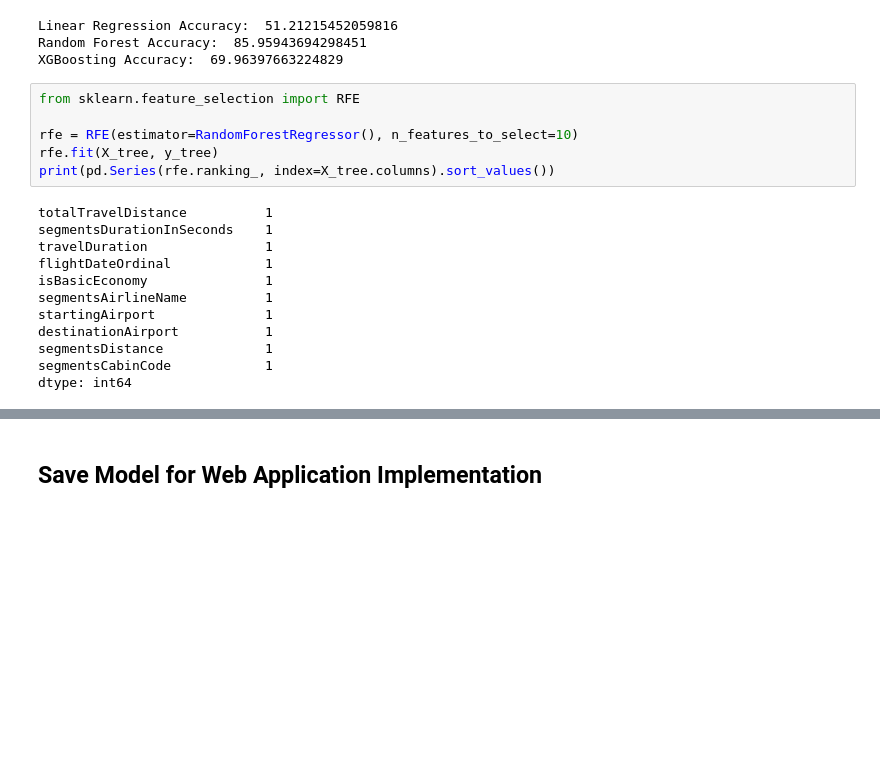
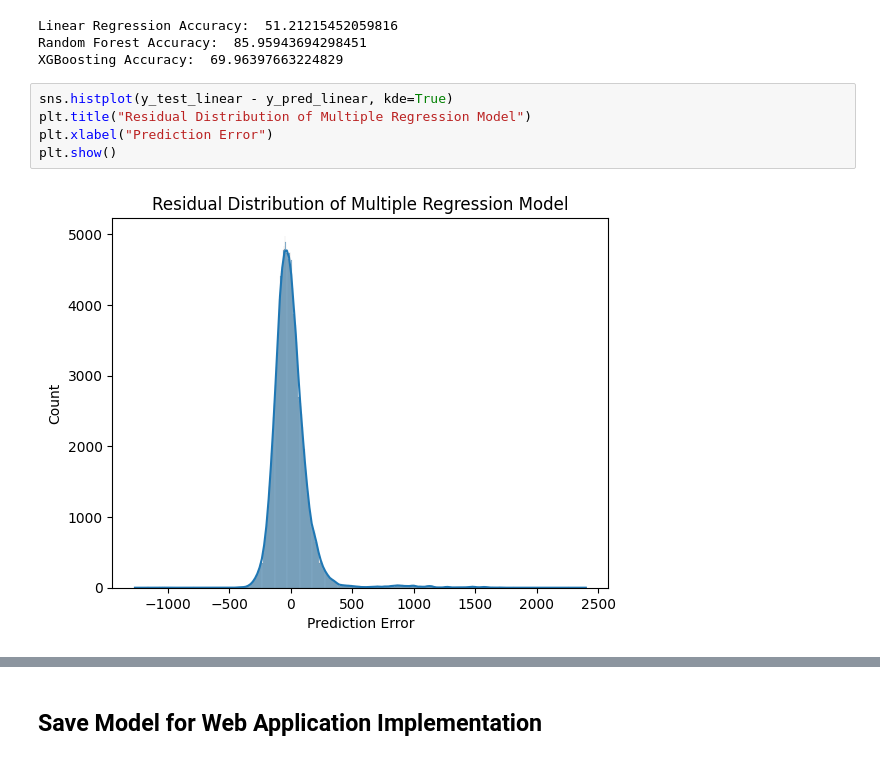
Before and after one commit to Reaper7861/Flight-Prediction-System, a Jupyter notebook: Flight Prediction.ipynb, the cells around one changed output, grey strips where cells are left out. Drawn from its saved outputs; the diff is of its cells as text; blank space fills up the shorter version.

Commit message:
fixed errors and included more visuals

```diff
--- a/Flight Prediction.ipynb
+++ b/Flight Prediction.ipynb
@@ -290,21 +289,10 @@ print("XGBoosting Accuracy: ", accuracy(y_test_tree, y_pred_xgb))
 Linear Regression Accuracy:  51.21215452059816
 Random Forest Accuracy:  85.95943694298451
 XGBoosting Accuracy:  69.96397663224829
-# %%
-from sklearn.feature_selection import RFE
-
-rfe = RFE(estimator=RandomForestRegressor(), n_features_to_select=10)
-rfe.fit(X_tree, y_tree)
-print(pd.Series(rfe.ranking_, index=X_tree.columns).sort_values())
-# %% [output]
-totalTravelDistance          1
-segmentsDurationInSeconds    1
-travelDuration               1
-flightDateOrdinal            1
-isBasicEconomy               1
-segmentsAirlineName          1
-startingAirport              1
-destinationAirport           1
-segmentsDistance             1
-segmentsCabinCode            1
-dtype: int64
+# %%
+sns.histplot(y_test_linear - y_pred_linear, kde=True)
+plt.title("Residual Distribution of Multiple Regression Model")
+plt.xlabel("Prediction Error")
+plt.show()
+# %% [output]
+[figure, added]
```
Also changed, not shown: parts of 11 cells of this notebook.
